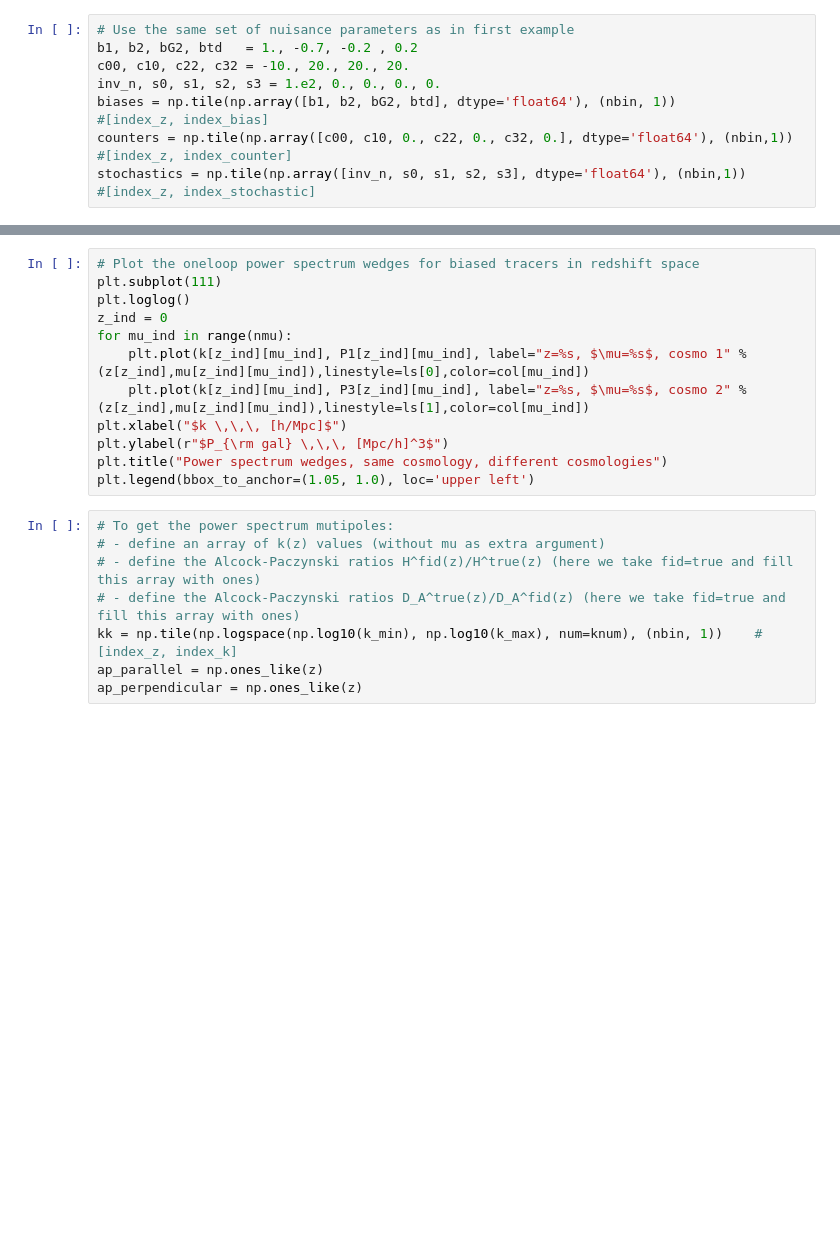
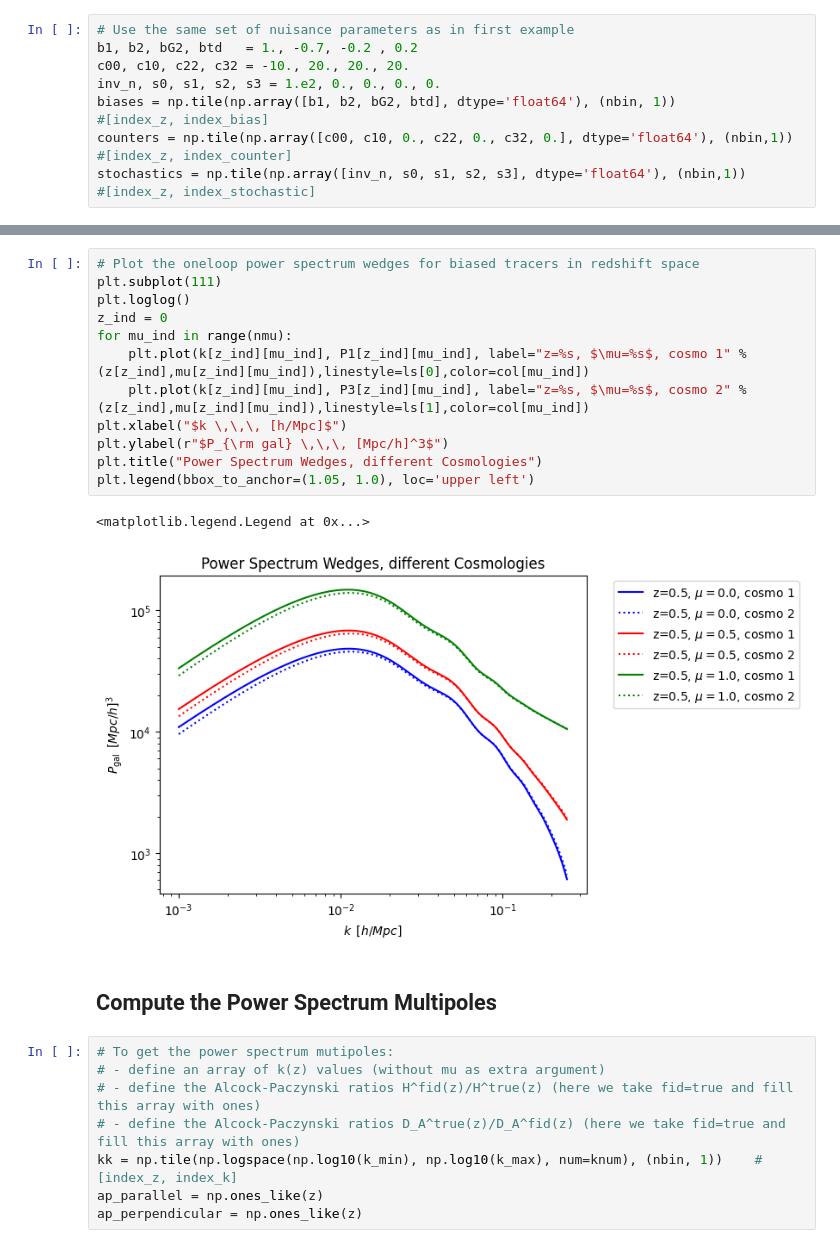
Before and after one commit to Fynn1410/class-bispectrum-png, a Jupyter notebook: notebooks/demo_split.ipynb, the cells around one changed output, grey strips where cells are left out. Saved outputs shown, nothing was run; the diff lists cells and outputs as text; blank space fills up the shorter version.

```diff
--- a/notebooks/demo_split.ipynb
+++ b/notebooks/demo_split.ipynb
@@ -220,15 +239,20 @@ print("Extracting P_oneloop took %3.2g seconds"%(end-start))
 # %%
 # Plot the oneloop power spectrum wedges for biased tracers in redshift space
 plt.subplot(111)
 plt.loglog()
 z_ind = 0
 for mu_ind in range(nmu):
     plt.plot(k[z_ind][mu_ind], P1[z_ind][mu_ind], label="z=%s, $\mu=%s$, cosmo 1" % (z[z_ind],mu[z_ind][mu_ind]),linestyle=ls[0],color=col[mu_ind])
     plt.plot(k[z_ind][mu_ind], P3[z_ind][mu_ind], label="z=%s, $\mu=%s$, cosmo 2" % (z[z_ind],mu[z_ind][mu_ind]),linestyle=ls[1],color=col[mu_ind])
 plt.xlabel("$k \,\,\, [h/Mpc]$")
 plt.ylabel(r"$P_{\rm gal} \,\,\, [Mpc/h]^3$")
-plt.title("Power spectrum wedges, same cosmology, different cosmologies")
+plt.title("Power Spectrum Wedges, different Cosmologies")
 plt.legend(bbox_to_anchor=(1.05, 1.0), loc='upper left')
+# %% [output]
+<matplotlib.legend.Legend at 0x...>
+[figure, added]
+# %% [markdown]
+## Compute the Power Spectrum Multipoles
 # %%
 # To get the power spectrum mutipoles:
 # - define an array of k(z) values (without mu as extra argument)
```
Also changed, not shown: parts of 15 cells of this notebook.
